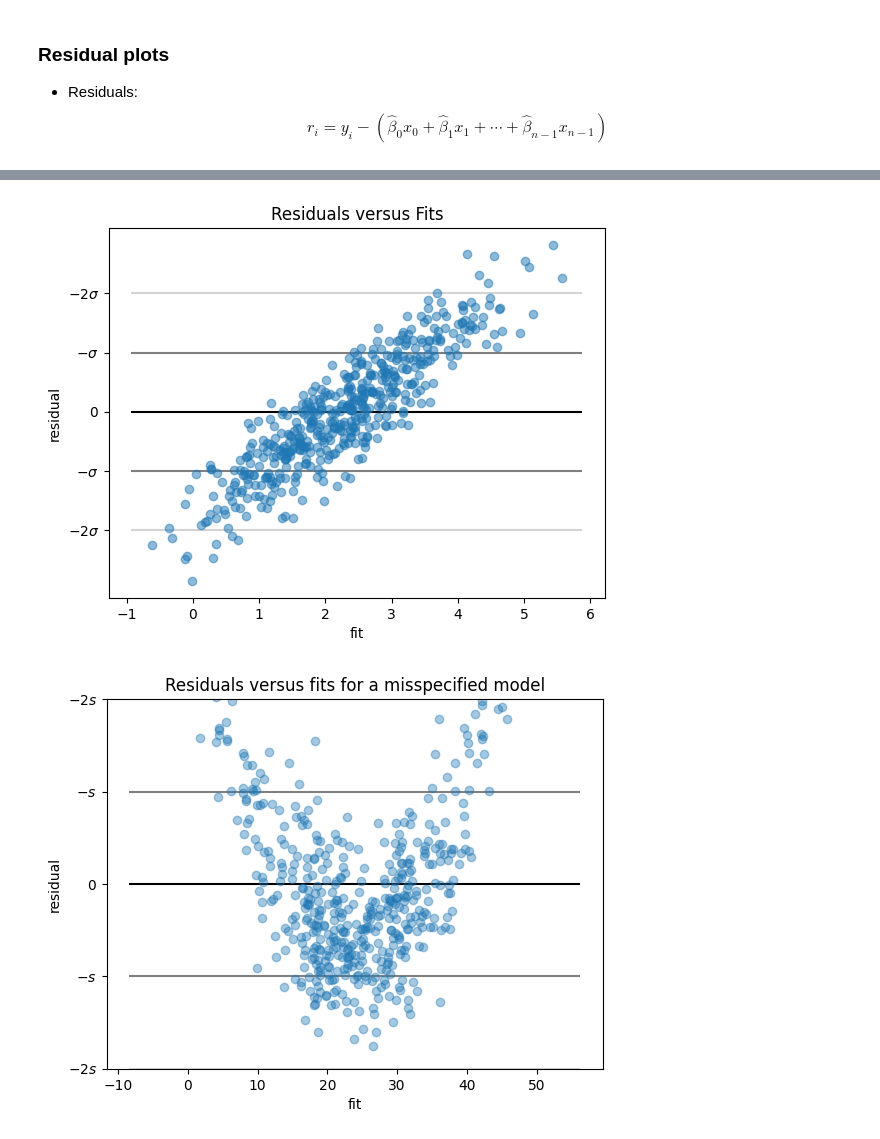
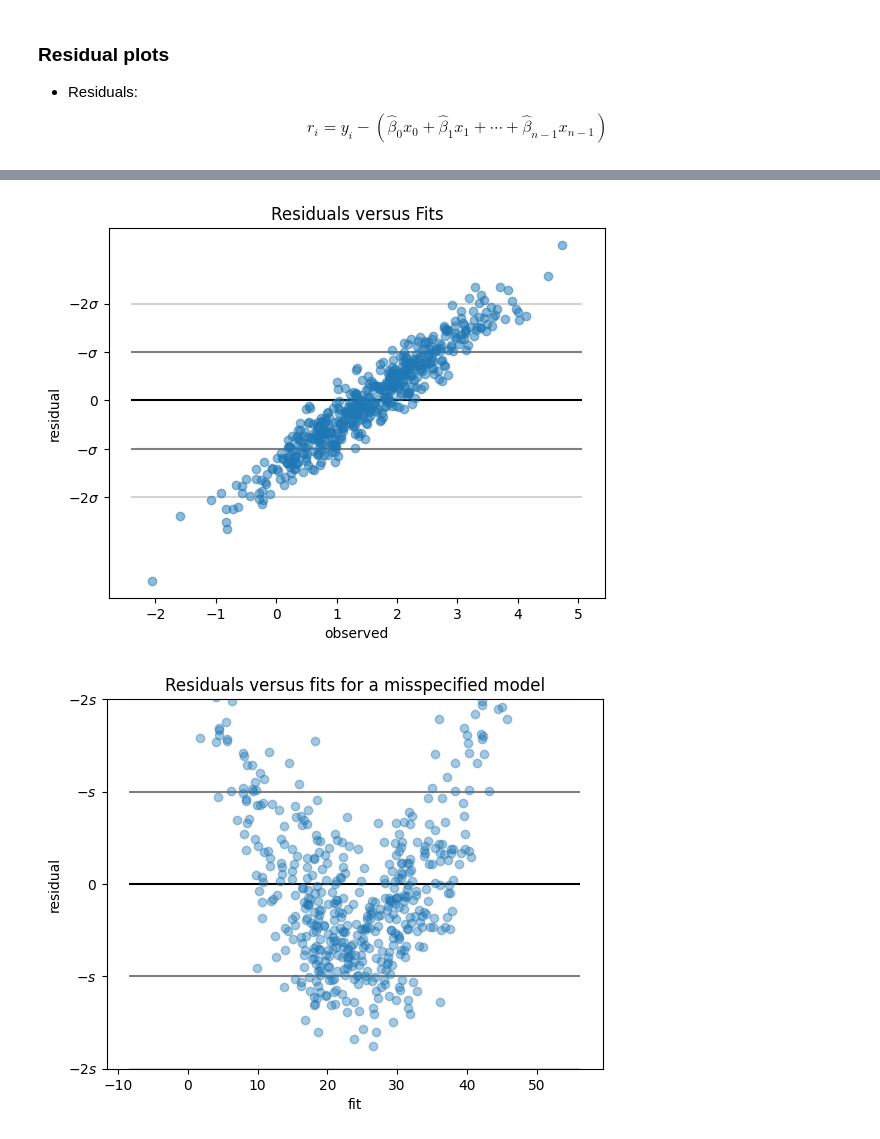
Before and after one commit to mgreenbe/DATA335W2025, a Jupyter notebook: code/chapter_11.ipynb, the cells around one changed output, grey strips where cells are left out. Saved outputs shown, nothing was run; the diff lists cells and outputs as text; code cells hidden in the pictures.

```diff
--- a/code/chapter_11.ipynb
+++ b/code/chapter_11.ipynb
@@ -175,30 +175,30 @@ plt.show()
 # %%
 n = 500
 p = 10
 rng = np.random.default_rng()
 X = rng.uniform(size=(n, p))
 b = rng.uniform(size=p)
 e = rng.normal(size=n)
 y = X @ b + e
 model = LinearRegression()
 model.fit(X, y)
 y_pred = model.predict(X)
 plt.plot(y, y - y_pred, "o", alpha=0.5)
 plt.hlines(
     [-2, -1, 0, 1, 2],
     *plt.xlim(),
     colors=["lightgrey", "grey", "black", "grey", "lightgrey"],
     zorder=-1
 )
 plt.yticks(
     [-2, -1, 0, 1, 2], ["$-2\\sigma$", "$-\\sigma$", "$0$", "$-\\sigma$", "$-2\\sigma$"]
 )
 plt.title("Residuals versus Fits")
-plt.xlabel("fit")
+plt.xlabel("observed")
 plt.ylabel("residual")
 plt.show()
 # %% [output]
-[figure, old version]
+[figure, new version]
 # %%
 n = 500
 p = 10
```
Also changed, not shown: parts of 22 cells of this notebook, 3 other files.
